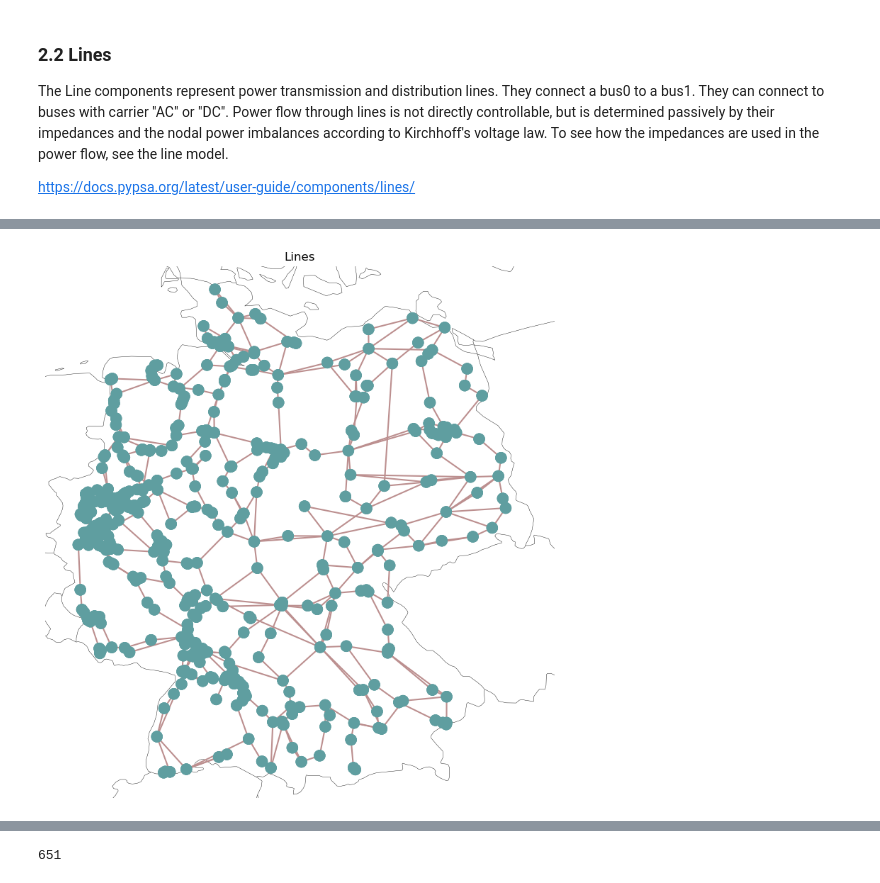
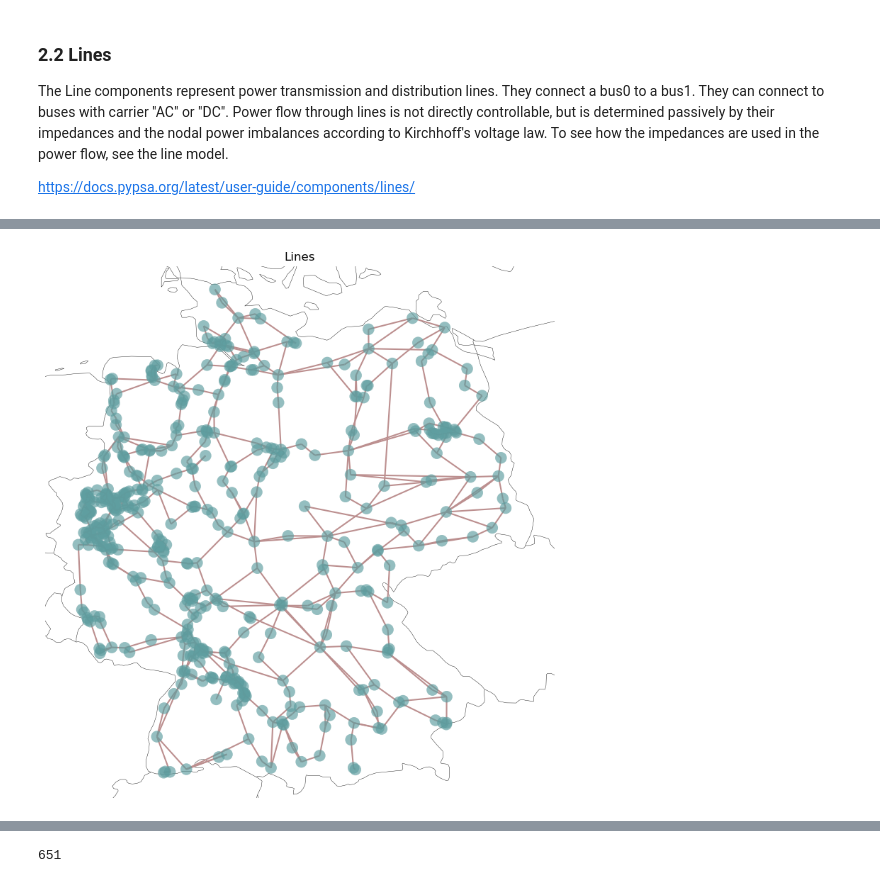
Before and after one commit to Luca2299/pypsa-eur, a Jupyter notebook: notebooks/PyPSA_Network_Analysis.ipynb, the cells around one changed output, grey strips where cells are left out. Cells and saved outputs as stored; diff of their text form; code cells hidden in the pictures.

```diff
--- a/notebooks/PyPSA_Network_Analysis.ipynb
+++ b/notebooks/PyPSA_Network_Analysis.ipynb
@@ -149,25 +154,26 @@ https://docs.pypsa.org/latest/user-guide/components/lines/
 # %%
 fig, ax = plt.subplots(
     1,
     1,
     figsize=(10, 8),
     subplot_kw={"projection": ccrs.EqualEarth()},
 )
 
 # To plot only DC links, we make the AC lines transparent.
 n.plot(
     ax=ax,
     geomap=True,
     bus_sizes=0.01,
+    bus_alpha=0.3,
     link_colors='seagreen',
     link_widths=0,
     title="Lines"
 );
 
 plt.tight_layout()
 plt.show()
 # %% [output]
-[figure, old version]
+[figure, new version]
 # %% [markdown]
 ### Base network from osm
 
```
Also changed, not shown: parts of 20 cells of this notebook, 5 other files.
